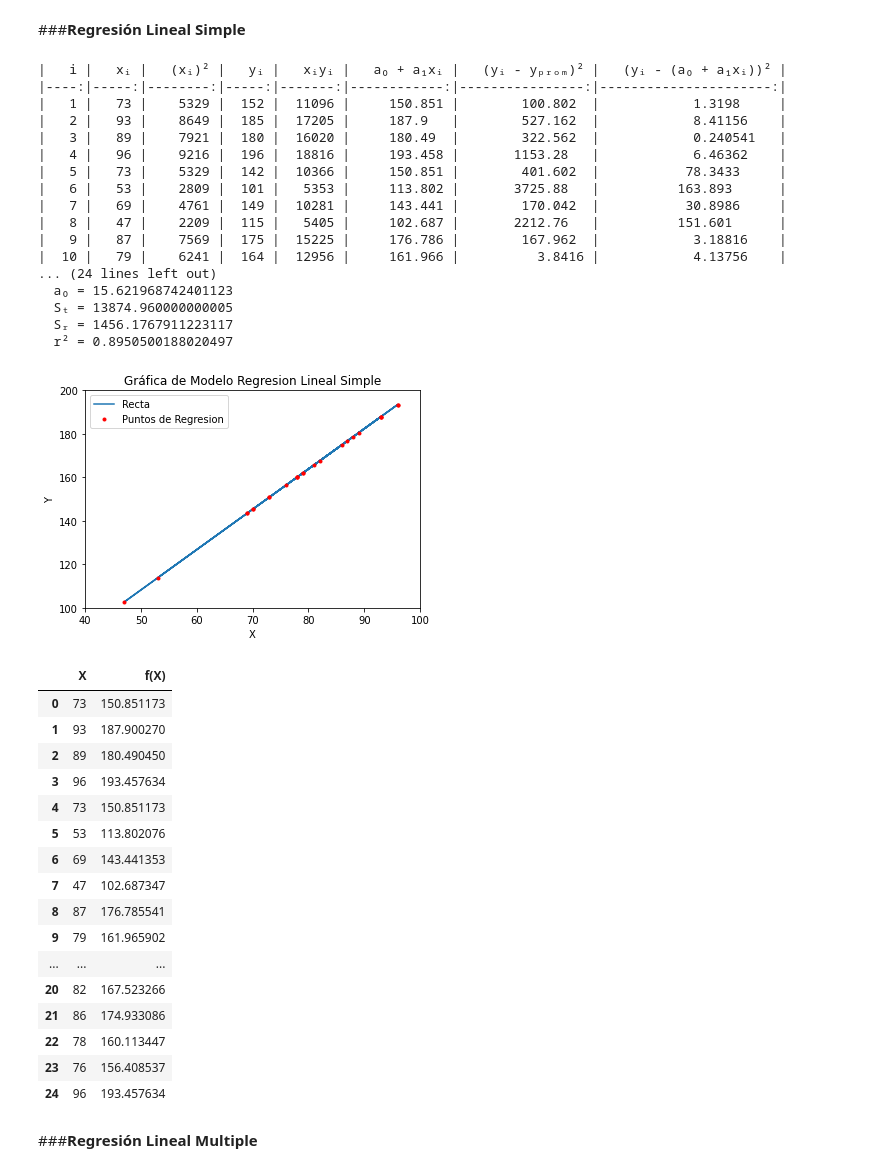
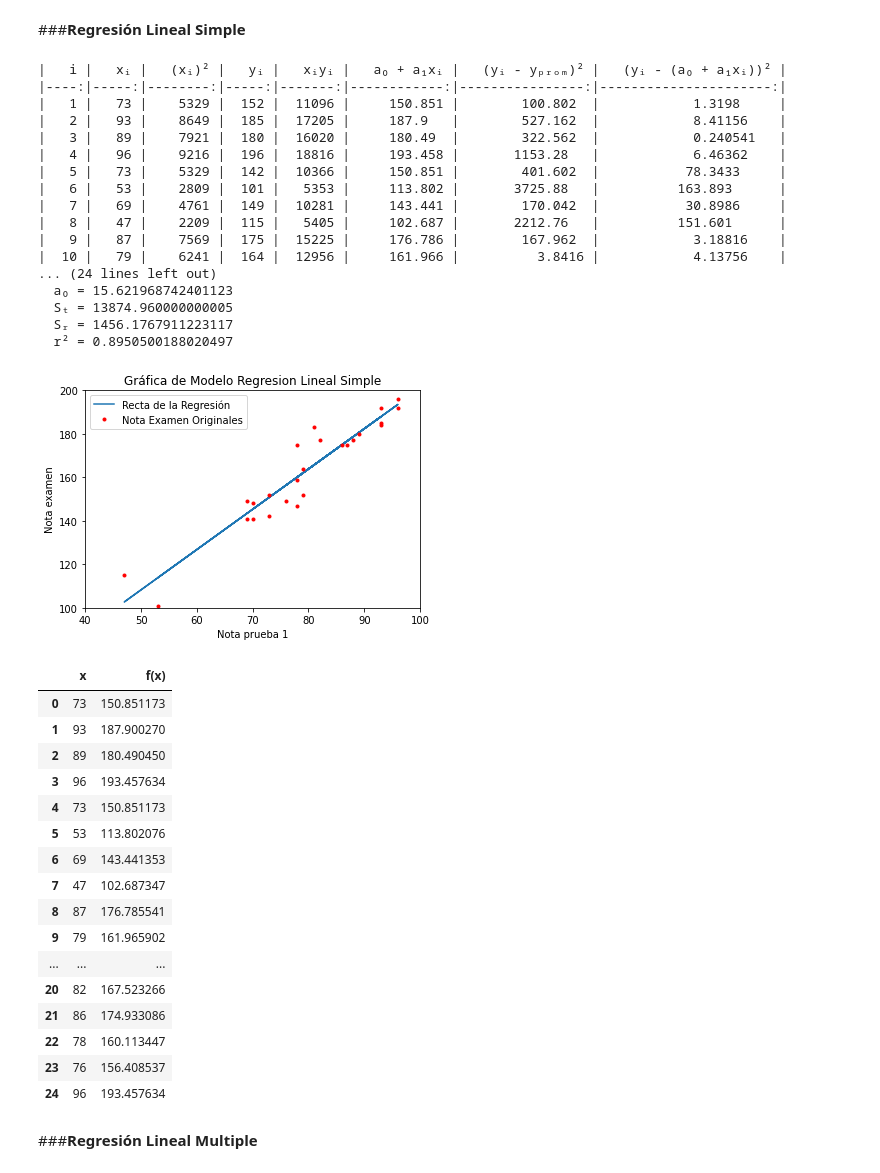
Before and after one commit to LucasRobles2323/Tarea1-MetodosNumericos, a Jupyter notebook: Tarea2.ipynb, the cells around one changed output. Drawn from its saved outputs; the diff is of its cells as text; code cells hidden in the pictures.

```diff
--- a/Tarea2.ipynb
+++ b/Tarea2.ipynb
@@ -181,40 +181,41 @@ print(f"  S{get_sub('r')} = {SR_L}")
 print(f"  r{get_super('2')} = {R2Lineal}")
 print("\n")
 
 # Genero la grafica
 plt.title("Gráfica de Modelo Regresion Lineal Simple")
 plt.plot(x, y_SIMPLE)
-plt.plot(x, y_SIMPLE, 'r.')
+plt.plot(x, y, 'r.')
 plt.xlim(40, 100) # Limites dentro los que se grafica respecto al eje x
 plt.ylim(100, 200) # Limites dentro los que se grafica respecto al eje y
-plt.legend(["Recta", "Puntos de Regresion"])
-plt.xlabel('X')
-plt.ylabel('Y')
+plt.legend(["Recta de la Regresión", "Nota Examen Originales"])
+plt.xlabel('Nota prueba 1')
+plt.ylabel('Nota examen')
 plt.show()
 
 # Tabla de los 'X' y los 'Y' de la funcion de regresion lineal
-tabla = pd.DataFrame({'X': x, 'f(X)': y_SIMPLE})
+print()
+tabla = pd.DataFrame({'x': x, 'f(x)': y_SIMPLE})
 display(tabla)
 # %% [output]
 |   i |   xᵢ |   (xᵢ)² |   yᵢ |   xᵢyᵢ |   a₀ + a₁xᵢ |   (yᵢ - yₚᵣₒₘ)² |   (yᵢ - (a₀ + a₁xᵢ))² |
 |----:|-----:|--------:|-----:|-------:|------------:|----------------:|----------------------:|
 |   1 |   73 |    5329 |  152 |  11096 |     150.851 |        100.802  |            1.3198     |
 |   2 |   93 |    8649 |  185 |  17205 |     187.9   |        527.162  |            8.41156    |
 |   3 |   89 |    7921 |  180 |  16020 |     180.49  |        322.562  |            0.240541   |
 |   4 |   96 |    9216 |  196 |  18816 |     193.458 |       1153.28   |            6.46362    |
 |   5 |   73 |    5329 |  142 |  10366 |     150.851 |        401.602  |           78.3433     |
 |   6 |   53 |    2809 |  101 |   5353 |     113.802 |       3725.88   |          163.893      |
 |   7 |   69 |    4761 |  149 |  10281 |     143.441 |        170.042  |           30.8986     |
 |   8 |   47 |    2209 |  115 |   5405 |     102.687 |       2212.76   |          151.601      |
 |   9 |   87 |    7569 |  175 |  15225 |     176.786 |        167.962  |            3.18816    |
 |  10 |   79 |    6241 |  164 |  12956 |     161.966 |          3.8416 |            4.13756    |
 ... (24 lines left out)
   a₀ = 15.621968742401123
   Sₜ = 13874.960000000005
   Sᵣ = 1456.1767911223117
   r² = 0.8950500188020497
-[figure, old version]
+[figure, new version]
-|  | X | f(X) |
+|  | x | f(x) |
 | 0 | 73 | 150.851173 |
 | 1 | 93 | 187.900270 |
 | 2 | 89 | 180.490450 |
```
